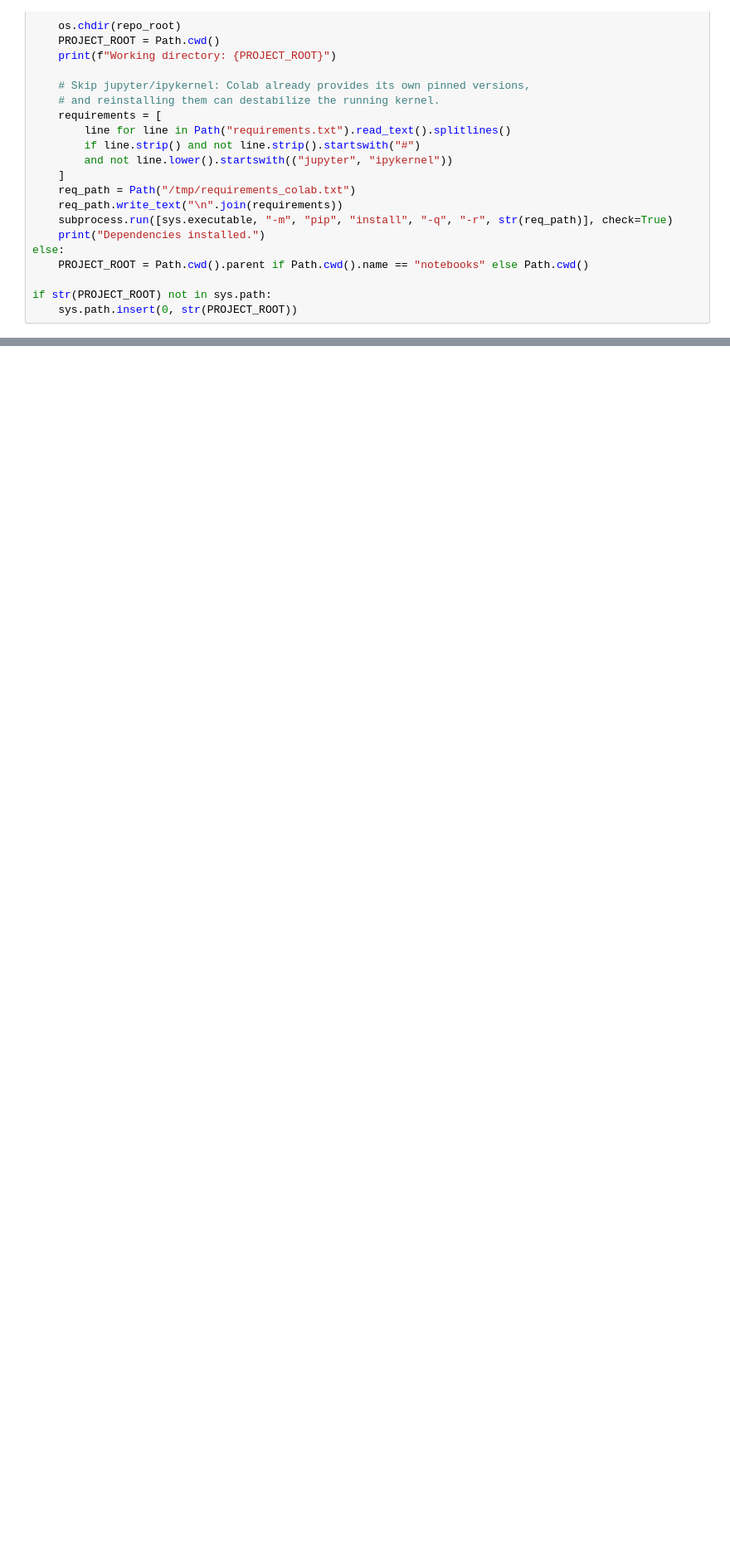
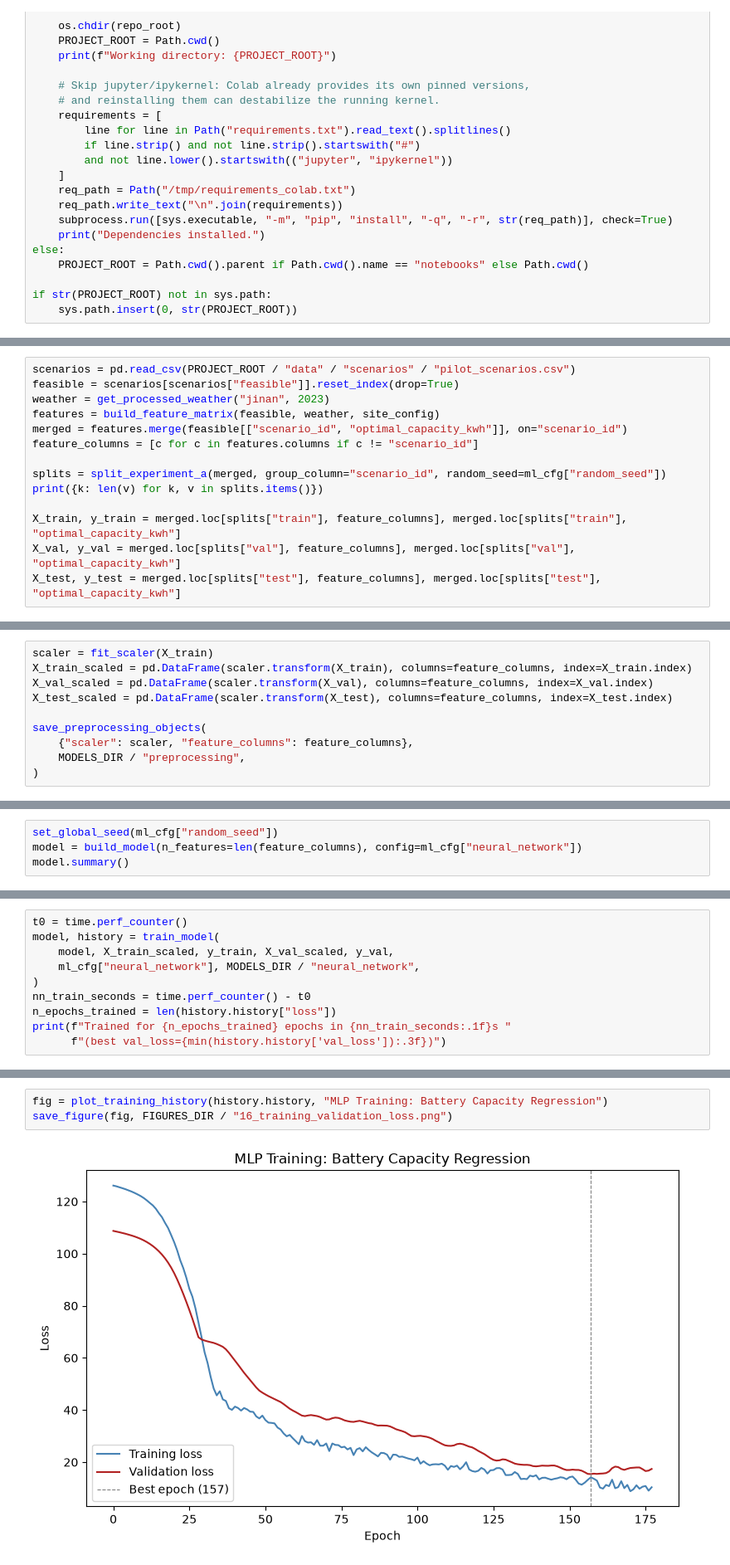
Before and after one commit to sulhos/Leonardo-Assignment, a Jupyter notebook: notebooks/04_neural_network.ipynb, the cells around one changed output, grey strips where cells are left out. Shown at 83% size. Cells and saved outputs as stored; diff of their text form; blank space fills up the shorter version.

```diff
--- a/notebooks/04_neural_network.ipynb
+++ b/notebooks/04_neural_network.ipynb
@@ -61,0 +113,14 @@ if str(PROJECT_ROOT) not in sys.path:
+# %%
+scenarios = pd.read_csv(PROJECT_ROOT / "data" / "scenarios" / "pilot_scenarios.csv")
+feasible = scenarios[scenarios["feasible"]].reset_index(drop=True)
+weather = get_processed_weather("jinan", 2023)
+features = build_feature_matrix(feasible, weather, site_config)
+merged = features.merge(feasible[["scenario_id", "optimal_capacity_kwh"]], on="scenario_id")
+feature_columns = [c for c in features.columns if c != "scenario_id"]
+
+splits = split_experiment_a(merged, group_column="scenario_id", random_seed=ml_cfg["random_seed"])
+print({k: len(v) for k, v in splits.items()})
+
+X_train, y_train = merged.loc[splits["train"], feature_columns], merged.loc[splits["train"], "optimal_capacity_kwh"]
+X_val, y_val = merged.loc[splits["val"], feature_columns], merged.loc[splits["val"], "optimal_capacity_kwh"]
+X_test, y_test = merged.loc[splits["test"], feature_columns], merged.loc[splits["test"], "optimal_capacity_kwh"]
@@ -61,0 +131,10 @@ if str(PROJECT_ROOT) not in sys.path:
+# %%
+scaler = fit_scaler(X_train)
+X_train_scaled = pd.DataFrame(scaler.transform(X_train), columns=feature_columns, index=X_train.index)
+X_val_scaled = pd.DataFrame(scaler.transform(X_val), columns=feature_columns, index=X_val.index)
+X_test_scaled = pd.DataFrame(scaler.transform(X_test), columns=feature_columns, index=X_test.index)
+
+save_preprocessing_objects(
+    {"scaler": scaler, "feature_columns": feature_columns},
+    MODELS_DIR / "preprocessing",
+)
@@ -61,0 +145,4 @@ if str(PROJECT_ROOT) not in sys.path:
+# %%
+set_global_seed(ml_cfg["random_seed"])
+model = build_model(n_features=len(feature_columns), config=ml_cfg["neural_network"])
+model.summary()
@@ -61,0 +170,10 @@ if str(PROJECT_ROOT) not in sys.path:
+# %%
+t0 = time.perf_counter()
+model, history = train_model(
+    model, X_train_scaled, y_train, X_val_scaled, y_val,
+    ml_cfg["neural_network"], MODELS_DIR / "neural_network",
+)
+nn_train_seconds = time.perf_counter() - t0
+n_epochs_trained = len(history.history["loss"])
+print(f"Trained for {n_epochs_trained} epochs in {nn_train_seconds:.1f}s "
+      f"(best val_loss={min(history.history['val_loss']):.3f})")
@@ -61,0 +184,5 @@ if str(PROJECT_ROOT) not in sys.path:
+# %%
+fig = plot_training_history(history.history, "MLP Training: Battery Capacity Regression")
+save_figure(fig, FIGURES_DIR / "16_training_validation_loss.png")
+# %% [output]
+[figure, added]
```
Also changed, not shown: parts of 19 cells of this notebook, 11 other files.
